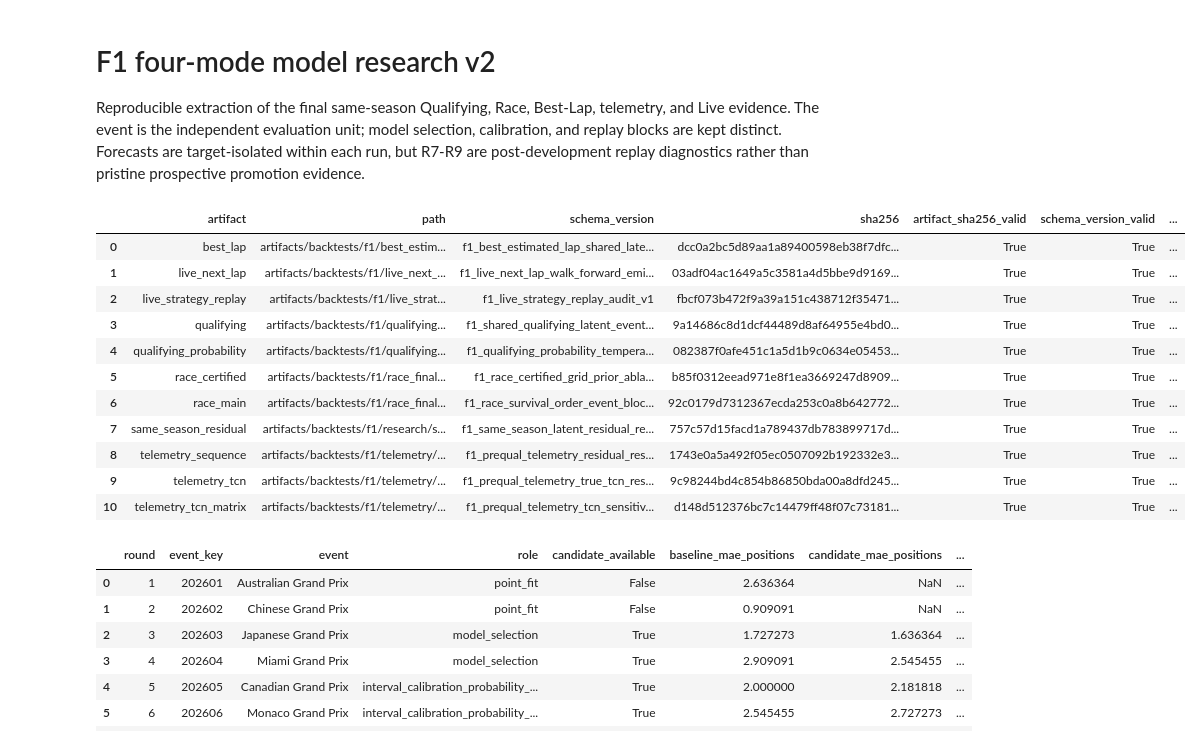
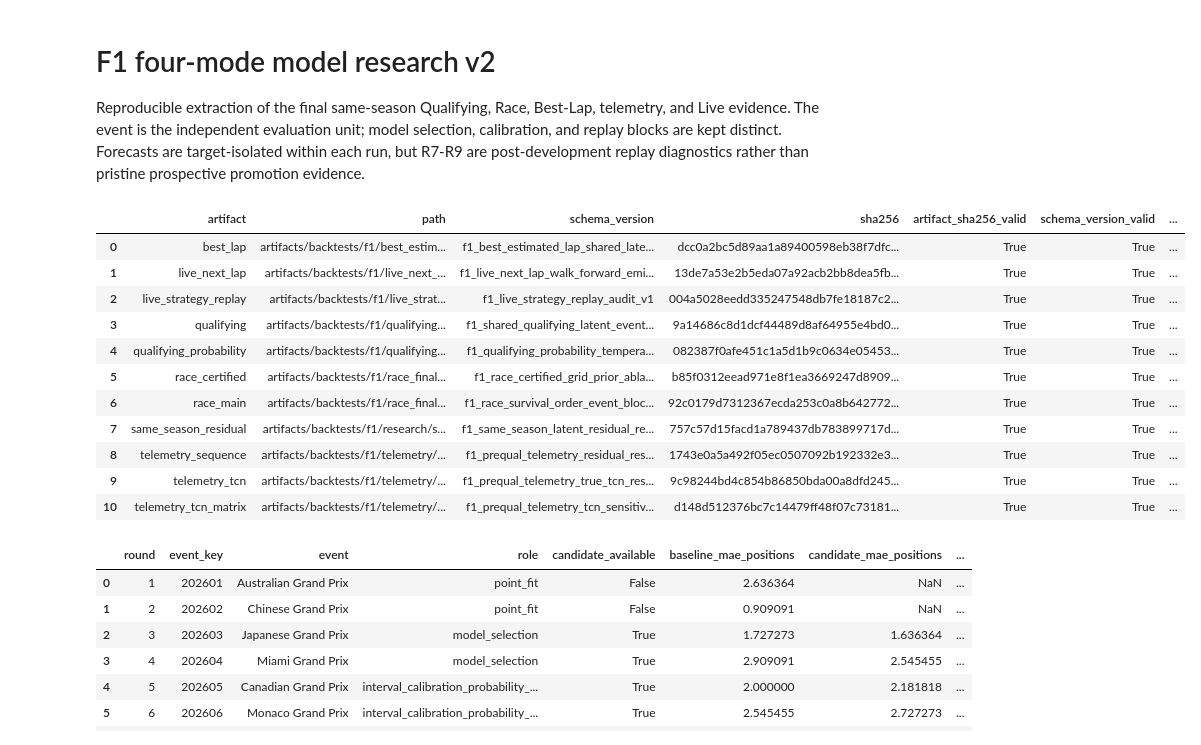
Before and after one commit to hlemonnier/Sport-Prediction, a Jupyter notebook: research/projects/F1/rising_qualification_prediction/Jupyter/f1_model_research_v2.ipynb, the cells around one changed output. Drawn from its saved outputs; the diff is of its cells as text; code cells hidden in the pictures.

```diff
--- a/research/projects/F1/rising_qualification_prediction/Jupyter/f1_model_research_v2.ipynb
+++ b/research/projects/F1/rising_qualification_prediction/Jupyter/f1_model_research_v2.ipynb
@@ -34,8 +34,8 @@ ARTIFACTS = {
     'telemetry_sequence': ROOT / 'artifacts/backtests/f1/telemetry/prequal_telemetry_residual_sequence_v6_repository_bound_2026.json',
     'telemetry_tcn': ROOT / 'artifacts/backtests/f1/telemetry/prequal_telemetry_true_tcn_research_v2_2026.json',
     'telemetry_tcn_matrix': ROOT / 'artifacts/backtests/f1/telemetry/prequal_telemetry_tcn_sensitivity_matrix_v1_2026.json',
-    'live_next_lap': ROOT / 'artifacts/backtests/f1/live_next_lap/2026_walk_forward_ssm_naive_emitted_forecast_v6_20260714.json',
-    'live_strategy_replay': ROOT / 'artifacts/backtests/f1/live_strategy/live_strategy_replay_audit_v1_20260714.json',
+    'live_next_lap': ROOT / 'artifacts/backtests/f1/live_next_lap/2026_walk_forward_ssm_naive_emitted_forecast_v7_20260714.json',
+    'live_strategy_replay': ROOT / 'artifacts/backtests/f1/live_strategy/live_strategy_replay_audit_v2_20260714.json',
 }
 EXPECTED_SHA256 = {
     'qualifying': '9a14686c8d1dcf44489d8af64955e4bd06e154bb5164ecedb79fec5faeae70da',
@@ -47,8 +47,8 @@ EXPECTED_SHA256 = {
     'telemetry_sequence': '1743e0a5a492f05ec0507092b192332e33f22102a585af45a1a051472c87e4f8',
     'telemetry_tcn': '9c98244bd4c854b86850bda00a8dfd2454a845a2cbf83b1944c21e3bff09f999',
     'telemetry_tcn_matrix': 'd148d512376bc7c14479ff48f07c73181fe7cf033b5a2eea8936d0067ef35197',
-    'live_next_lap': '03adf04ac1649a5c3581a4d5bbe9d91693e5f10cd95ac774dfda5918c738af03',
-    'live_strategy_replay': 'fbcf073b472f9a39a151c438712f354716467b5e068dbbdb166781ff560cff8c',
+    'live_next_lap': '13de7a53e2b5eda07a92acb2bb8dea5fbcff435565676796b052fa8831c84c53',
+    'live_strategy_replay': '004a5028eedd335247548db7fe18187c24165eeed2f521704a2524d0845d044e',
 }
 EXPECTED_SCHEMA_VERSION = {
     'qualifying': 'f1_shared_qualifying_latent_event_block_v6',
@@ -67,35 +67,35 @@ missing = [str(path) for path in ARTIFACTS.values() if not path.exists()]
 if missing:
     raise FileNotFoundError('missing final artifacts: ' + ', '.join(missing))
 payloads = {name: json.loads(path.read_text(encoding='utf-8')) for name, path in ARTIFACTS.items()}
 observed_sha256 = {name: hashlib.sha256(path.read_bytes()).hexdigest() for name, path in ARTIFACTS.items()}
 mismatched = {name: (EXPECTED_SHA256[name], observed) for name, observed in observed_sha256.items() if observed != EXPECTED_SHA256[name]}
 if mismatched:
     raise RuntimeError(f'frozen artifact digest mismatch: {mismatched}')
 provenance_checks = {
     name: validate_artifact_provenance(
         root=ROOT,
         artifact_path=path,
         expected_sha256=EXPECTED_SHA256[name],
         expected_schema_version=EXPECTED_SCHEMA_VERSION[name],
     )
     for name, path in ARTIFACTS.items()
 }
 artifact_register = pd.DataFrame([
     {
         'artifact': name,
         'path': str(path.relative_to(ROOT)),
         'schema_version': payloads[name].get('schema_version'),
         'sha256': observed_sha256[name],
         **provenance_checks[name],
     }
     for name, path in ARTIFACTS.items()
 ]).sort_values('artifact').reset_index(drop=True)
 artifact_register
 # %% [output]
 |  | artifact | path | schema_version | sha256 | artifact_sha256_valid | schema_version_valid | ... |
 | 0 | best_lap | artifacts/backtests/f1/best_estim... | f1_best_estimated_lap_shared_late... | dcc0a2bc5d89aa1a89400598eb38f7dfc... | True | True | ... |
-| 1 | live_next_lap | artifacts/backtests/f1/live_next_... | f1_live_next_lap_walk_forward_emi... | 03adf04ac1649a5c3581a4d5bbe9d9169... | True | True | ... |
-| 2 | live_strategy_replay | artifacts/backtests/f1/live_strat... | f1_live_strategy_replay_audit_v1 | fbcf073b472f9a39a151c438712f35471... | True | True | ... |
+| 1 | live_next_lap | artifacts/backtests/f1/live_next_... | f1_live_next_lap_walk_forward_emi... | 13de7a53e2b5eda07a92acb2bb8dea5fb... | True | True | ... |
+| 2 | live_strategy_replay | artifacts/backtests/f1/live_strat... | f1_live_strategy_replay_audit_v1 | 004a5028eedd335247548db7fe18187c2... | True | True | ... |
 | 3 | qualifying | artifacts/backtests/f1/qualifying... | f1_shared_qualifying_latent_event... | 9a14686c8d1dcf44489d8af64955e4bd0... | True | True | ... |
 | 4 | qualifying_probability | artifacts/backtests/f1/qualifying... | f1_qualifying_probability_tempera... | 082387f0afe451c1a5d1b9c0634e05453... | True | True | ... |
 | 5 | race_certified | artifacts/backtests/f1/race_final... | f1_race_certified_grid_prior_abla... | b85f0312eead971e8f1ea3669247d8909... | True | True | ... |
```
Also changed, not shown: 7 other files.
